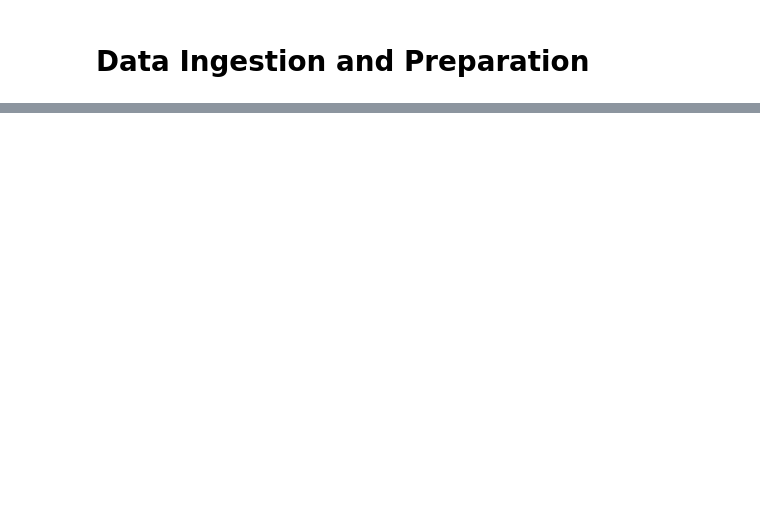
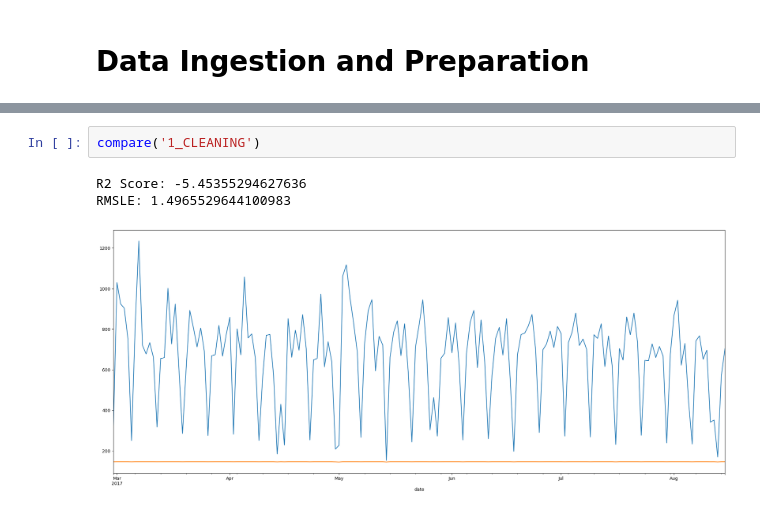
Before and after one commit to Nasibul/e-commerce, a Jupyter notebook: Advanced ARIMA/RNN & LSTM.ipynb, the cells around one changed output, grey strips where cells are left out. Cells and saved outputs as stored; diff of their text form; blank space fills up the shorter version.

```diff
--- a/Advanced ARIMA/RNN & LSTM.ipynb
+++ b/Advanced ARIMA/RNN & LSTM.ipynb
@@ -117,0 +179,6 @@ array([[8., 8., 9., 2., 1., 1., 9., 7., 2., 8., 7., 8., 8., 8., 8., 8.]],
+# %%
+compare('1_CLEANING')
+# %% [output]
+R2 Score: -5.45355294627636
+RMSLE: 1.4965529644100983
+[figure, added]
```
Also changed, not shown: parts of 39 cells of this notebook.
